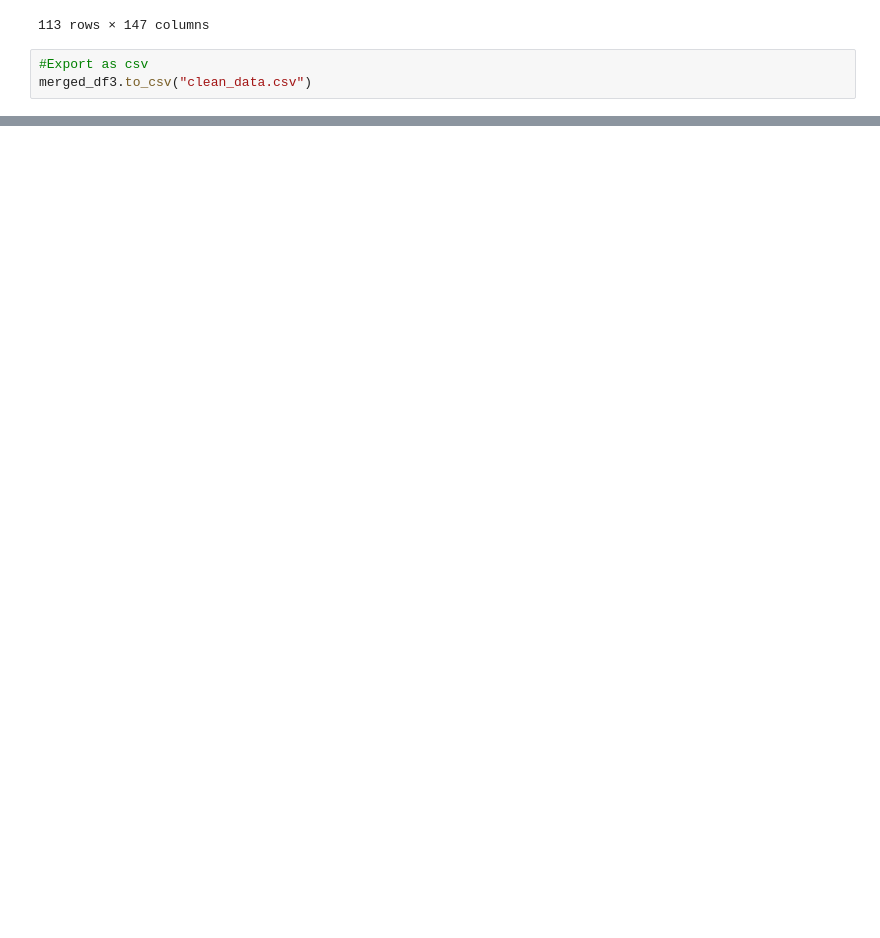
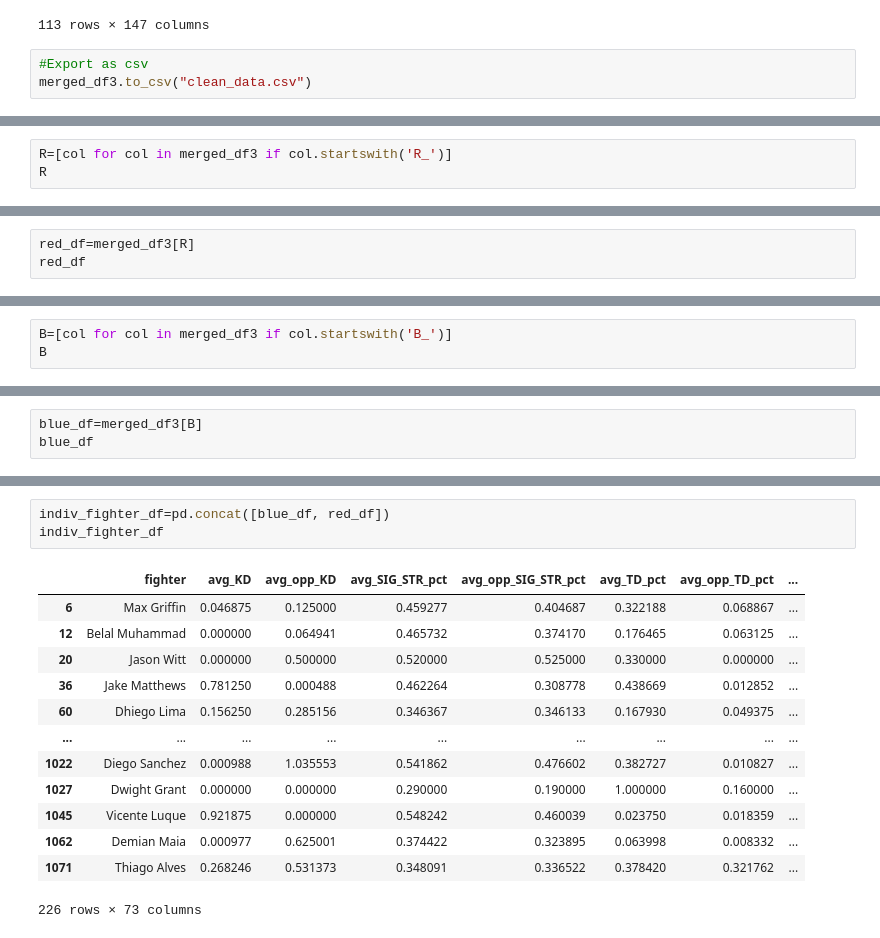
Before and after one commit to danielurdaneta/FinalProject, a Jupyter notebook: data_clean.ipynb, the cells around one changed output, grey strips where cells are left out. Drawn from its saved outputs; the diff is of its cells as text; blank space fills up the shorter version.

Commit message:
created alternative dataset by fighter instead of by fight

```diff
--- a/data_clean.ipynb
+++ b/data_clean.ipynb
@@ -243,0 +201,3 @@ merged_df3.to_csv("clean_data.csv")
+# %%
+R=[col for col in merged_df3 if col.startswith('R_')]
+R
@@ -243,0 +222,3 @@ merged_df3.to_csv("clean_data.csv")
+# %%
+red_df=merged_df3[R]
+red_df
@@ -243,0 +325,3 @@ merged_df3.to_csv("clean_data.csv")
+# %%
+B=[col for col in merged_df3 if col.startswith('B_')]
+B
@@ -243,0 +346,3 @@ merged_df3.to_csv("clean_data.csv")
+# %%
+blue_df=merged_df3[B]
+blue_df
@@ -243,0 +434,17 @@ merged_df3.to_csv("clean_data.csv")
+# %%
+indiv_fighter_df=pd.concat([blue_df, red_df])
+indiv_fighter_df
+# %% [output]
+|  | fighter | avg_KD | avg_opp_KD | avg_SIG_STR_pct | avg_opp_SIG_STR_pct | avg_TD_pct | avg_opp_TD_pct | ... |
+| 6 | Max Griffin | 0.046875 | 0.125000 | 0.459277 | 0.404687 | 0.322188 | 0.068867 | ... |
+| 12 | Belal Muhammad | 0.000000 | 0.064941 | 0.465732 | 0.374170 | 0.176465 | 0.063125 | ... |
+| 20 | Jason Witt | 0.000000 | 0.500000 | 0.520000 | 0.525000 | 0.330000 | 0.000000 | ... |
+| 36 | Jake Matthews | 0.781250 | 0.000488 | 0.462264 | 0.308778 | 0.438669 | 0.012852 | ... |
+| 60 | Dhiego Lima | 0.156250 | 0.285156 | 0.346367 | 0.346133 | 0.167930 | 0.049375 | ... |
+| ... | ... | ... | ... | ... | ... | ... | ... | ... |
+| 1022 | Diego Sanchez | 0.000988 | 1.035553 | 0.541862 | 0.476602 | 0.382727 | 0.010827 | ... |
+| 1027 | Dwight Grant | 0.000000 | 0.000000 | 0.290000 | 0.190000 | 1.000000 | 0.160000 | ... |
+| 1045 | Vicente Luque | 0.921875 | 0.000000 | 0.548242 | 0.460039 | 0.023750 | 0.018359 | ... |
+| 1062 | Demian Maia | 0.000977 | 0.625001 | 0.374422 | 0.323895 | 0.063998 | 0.008332 | ... |
+| 1071 | Thiago Alves | 0.268246 | 0.531373 | 0.348091 | 0.336522 | 0.378420 | 0.321762 | ... |
+226 rows × 73 columns
```
Also changed, not shown: parts of 20 cells of this notebook, 2 other files.
